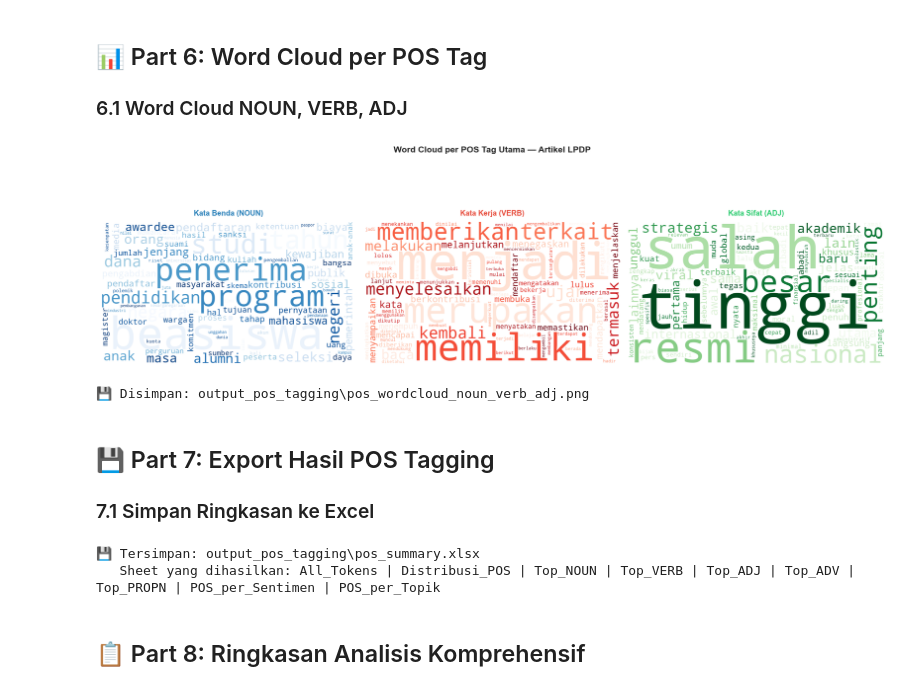
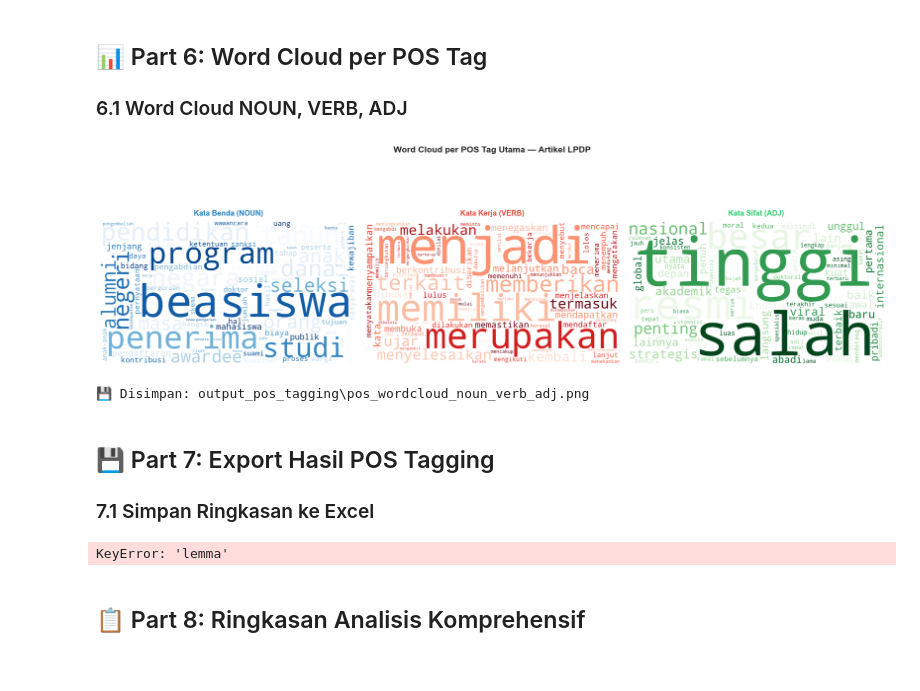
Before and after one commit to MIqbalBY/PBA, a Jupyter notebook: Project A/7. POSTaggingLPDP.ipynb, the cells around one changed output. Saved outputs shown, nothing was run; the diff lists cells and outputs as text; code cells hidden in the pictures.

Commit message:
feat: remove lemma column

```diff
--- a/Project A/7. POSTaggingLPDP.ipynb
+++ b/Project A/7. POSTaggingLPDP.ipynb
@@ -332,3 +336,15 @@ df_pos.head(10)
 | 7 | 0 | Negative | Kebijakan & Prioritas Program | 0 | perketat | perketat | VERB | VSA | Mood=Ind|Voice=Act |
 | 8 | 0 | Negative | Kebijakan & Prioritas Program | 0 | seleksi | seleksi | NOUN | NSD | Number=Sing |
 | 9 | 0 | Negative | Kebijakan & Prioritas Program | 0 | Jakarta | jakarta | PROPN | NSD | NaN |
+# %%
+# === One-time fix: hapus kolom lemma dari CSV ===
+df_pos = pd.read_csv(POS_OUTPUT_FILE)
+
+if 'lemma' in df_pos.columns:
+    df_pos = df_pos.drop(columns=['lemma'])
+    df_pos.to_csv(POS_OUTPUT_FILE, index=False)
+    print(f"✅ Kolom lemma berhasil dihapus dari CSV")
+else:
+    print(f"ℹ️ Kolom lemma tidak ditemukan, tidak ada yang dihapus")
+
+print(f"   Kolom sekarang: {df_pos.columns.tolist()}")
@@ -455,7 +474,7 @@ for idx, pos in enumerate(FOCUS_POS):
     ].copy()
 
     top_words = (
-        df_pos_filtered['lemma']
+        df_pos_filtered['token']
         .dropna()
         .astype(str)
         .str.lower()
@@ -612,7 +631,7 @@ for idx, sentiment in enumerate(sentimen_list):
         (~df_pos['token'].str.lower().isin(STOP_TOKENS))
     ]
     top_adj = (
-        df_adj['lemma'].str.lower()
+        df_adj['token'].str.lower()
         .value_counts()
         .head(TOP_ADJ)
         .sort_values(ascending=True)
@@ -741,35 +760,35 @@ fig.suptitle('Word Cloud per POS Tag Utama — Artikel LPDP',
 
 for idx, (pos_tag, cfg) in enumerate(WC_CONFIG.items()):
     ax = axes[idx]
     df_wc = df_pos[
         (df_pos['upos'] == pos_tag) &
         (df_pos['token'].str.len() >= 3) &
         (~df_pos['token'].str.lower().isin(STOP_TOKENS))
     ]
 
-    freq_dict = df_wc['lemma'].str.lower().value_counts().to_dict()
+    freq_dict = df_wc['token'].dropna().astype(str).str.lower().value_counts().to_dict()
 
     wc = WordCloud(
         width=900, height=500,
         background_color='white',
         colormap=cfg['cmap'],
         max_words=80,
         collocations=False,
         min_font_size=10,
     ).generate_from_frequencies(freq_dict)
 
     ax.imshow(wc, interpolation='bilinear')
     ax.set_title(cfg['label'], fontsize=12, fontweight='bold',
                  color=PALETTE_POS.get(pos_tag, '#333'), pad=10)
     ax.axis('off')
 
 plt.tight_layout()
 out_path = OUTPUT_DIR / 'pos_wordcloud_noun_verb_adj.png'
 plt.savefig(out_path, bbox_inches='tight')
 plt.show()
 print(f"💾 Disimpan: {out_path}")
 # %% [output]
-[figure, old version]
+[figure, new version]
 💾 Disimpan: output_pos_tagging\pos_wordcloud_noun_verb_adj.png
 # %% [markdown]
 ## 💾 Part 7: Export Hasil POS Tagging
@@ -818,8 +837,7 @@ with pd.ExcelWriter(summary_excel_path, engine='openpyxl') as writer:
 print(f"💾 Tersimpan: {summary_excel_path}")
 print(f"   Sheet yang dihasilkan: All_Tokens | Distribusi_POS | Top_NOUN | Top_VERB | Top_ADJ | Top_ADV | Top_PROPN | POS_per_Sentimen | POS_per_Topik")
 # %% [output]
-💾 Tersimpan: output_pos_tagging\pos_summary.xlsx
-   Sheet yang dihasilkan: All_Tokens | Distribusi_POS | Top_NOUN | Top_VERB | Top_ADJ | Top_ADV | Top_PROPN | POS_per_Sentimen | POS_per_Topik
+KeyError: 'lemma'
 # %% [markdown]
 ## 📋 Part 8: Ringkasan Analisis Komprehensif
 # %%
```
Also changed, not shown: parts of 2 cells of this notebook, 3 other files.
